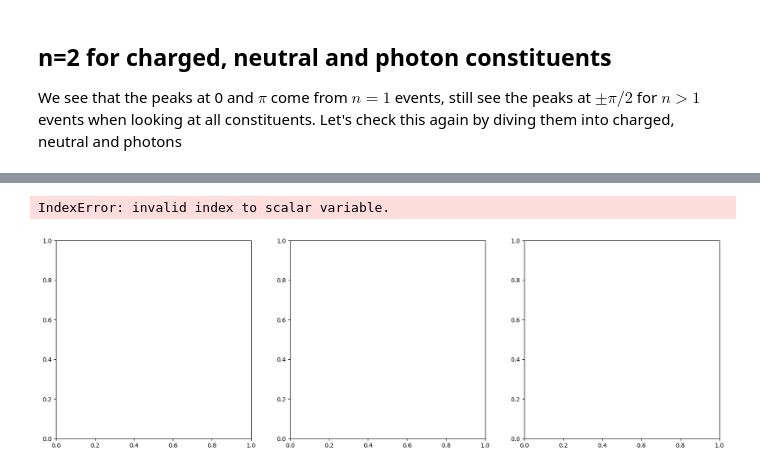
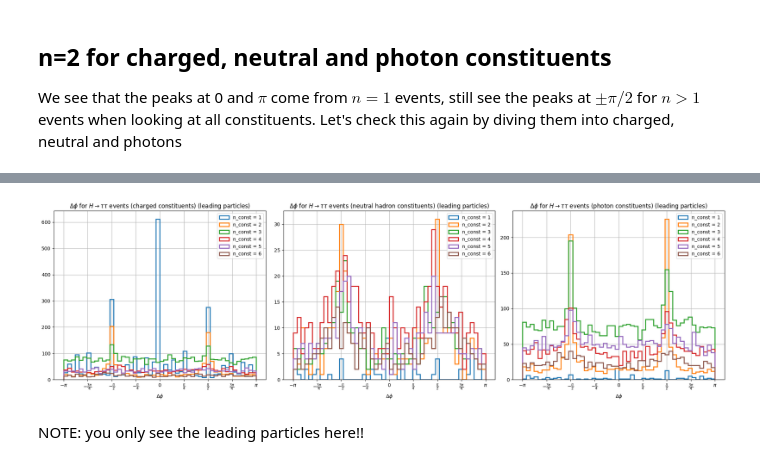
Before and after one commit to saracreates/TaggingResults, a Jupyter notebook: debug_relphi_tau.ipynb, the cells around one changed output, grey strips where cells are left out. Saved outputs shown, nothing was run; the diff lists cells and outputs as text; code cells hidden in the pictures.

Commit message:
debug relphi with Micheles help

```diff
--- a/debug_relphi_tau.ipynb
+++ b/debug_relphi_tau.ipynb
@@ -36,6 +36,7 @@ i_n2 = np.where(n_const == 2)
 i_n3 = np.where(n_const == 3)
 i_n4 = np.where(n_const == 4)
 i_n5 = np.where(n_const == 5)
+i_n6 = np.where(n_const == 6)
 # %%
 rel_phi = data['pfcand_phirel']
 rel_phi_n1 = rel_phi[i_n1]
@@ -359,30 +336,57 @@ index_chad
+# %%
+def relphi_n_const_ptype(n, index_ptype):
+    # note: we only consider leading particles here (i_n1[0])
+    if n==1:
+        i_n = i_n1 # one particle in jet
+    elif n==2:
+        i_n = i_n2 # two particles in jet
+    elif n==3:
+        i_n = i_n3 # three particles in jet
+    elif n==4:
+        i_n = i_n4 # four particles in jet
+    elif n==5:
+        i_n = i_n5
+    elif n==6:
+        i_n = i_n6
+    index_selected = [index_ptype[i] for i in i_n[0]] # considering  all ptype particles in the jet, choose the the ones where n_const = n
+    rel_phi_ptype = get_chad_elements(data['pfcand_phirel'][i_n], index_selected) # get their relative phi
+    return rel_phi_ptype
 # %%
 
 fig, ax = plt.subplots(1, 3, figsize=(20, 6))
+xticks = [-np.pi,-3*np.pi/4,  -np.pi/2, -np.pi/4, 0, np.pi/4, np.pi/2, 3*np.pi/4, np.pi]
+xtick_labels = [r'$-\pi$', r'$-\frac{3\pi}{4}$', r'$-\frac{\pi}{2}$', r'$-\frac{\pi}{4}$', r'$0$', r'$\frac{\pi}{4}$', r'$\frac{\pi}{2}$', r'$\frac{3\pi}{4}$', r'$\pi$']
 
-for i in range(4):
-    rel_phi_n_chad = relphi_n_const_ptype(i, index_chad)
+for i in range(6):
+    rel_phi_n_chad = relphi_n_const_ptype(i+1, index_chad)
     ax[0].hist(np.concatenate(rel_phi_n_chad), bins=50, histtype='step', linewidth=2.0, density=False, range=(-np.pi, np.pi), label=f"n_const = {i+1}")
-    ax[0].set_title(r"$\Delta \phi$ for $H \rightarrow \tau \tau$ events (charged hadron constituents)")
+    ax[0].set_title(r"$\Delta \phi$ for $H \rightarrow \tau \tau$ events (charged constituents) (leading particles)")
     ax[0].legend()
-    ax[0].grid()
+    ax[0].grid(True)
     ax[0].set_xlabel(r"$\Delta \phi$")
-for i in range(4):
-    rel_phi_n_nhad = relphi_n_const_ptype(i, index_nhad)
+    ax[0].set_xticks(xticks)
+    ax[0].set_xticklabels(xtick_labels)
+for i in range(6):
+    rel_phi_n_nhad = relphi_n_const_ptype(i+1, index_nhad)
     ax[1].hist(np.concatenate(rel_phi_n_nhad), bins=50, histtype='step', linewidth=2.0, density=False, range=(-np.pi, np.pi), label=f"n_const = {i+1}")
-    ax[1].set_title(r"$\Delta \phi$ for $H \rightarrow \tau \tau$ events (neutral hadron constituents)")
+    ax[1].set_title(r"$\Delta \phi$ for $H \rightarrow \tau \tau$ events (neutral hadron constituents) (leading particles)")
     ax[1].legend()
-    ax[1].grid()
+    ax[1].grid(True)
     ax[1].set_xlabel(r"$\Delta \phi$")
-for i in range(4):
-    rel_phi_n_photon = relphi_n_const_ptype(i, index_photon)
+    ax[1].set_xticks(xticks)
+    ax[1].set_xticklabels(xtick_labels)
+for i in range(6):
+    rel_phi_n_photon = relphi_n_const_ptype(i+1, index_photon)
     ax[2].hist(np.concatenate(rel_phi_n_photon), bins=50, histtype='step', linewidth=2.0, density=False, range=(-np.pi, np.pi), label=f"n_const = {i+1}")
-    ax[2].set_title(r"$\Delta \phi$ for $H \rightarrow \tau \tau$ events (photon constituents)")
+    ax[2].set_title(r"$\Delta \phi$ for $H \rightarrow \tau \tau$ events (photon constituents) (leading particles)")
     ax[2].legend()
-    ax[2].grid()
+    ax[2].grid(True)
     ax[2].set_xlabel(r"$\Delta \phi$")
+    ax[2].set_xticks(xticks)
+    ax[2].set_xticklabels(xtick_labels)
 plt.tight_layout()
 plt.show()
 # %% [output]
-IndexError: invalid index to scalar variable.
-[figure, old version]
+[figure, new version]
+# %% [markdown]
+NOTE: you only see the leading particles here!!
```
Also changed, not shown: parts of 23 cells of this notebook.
